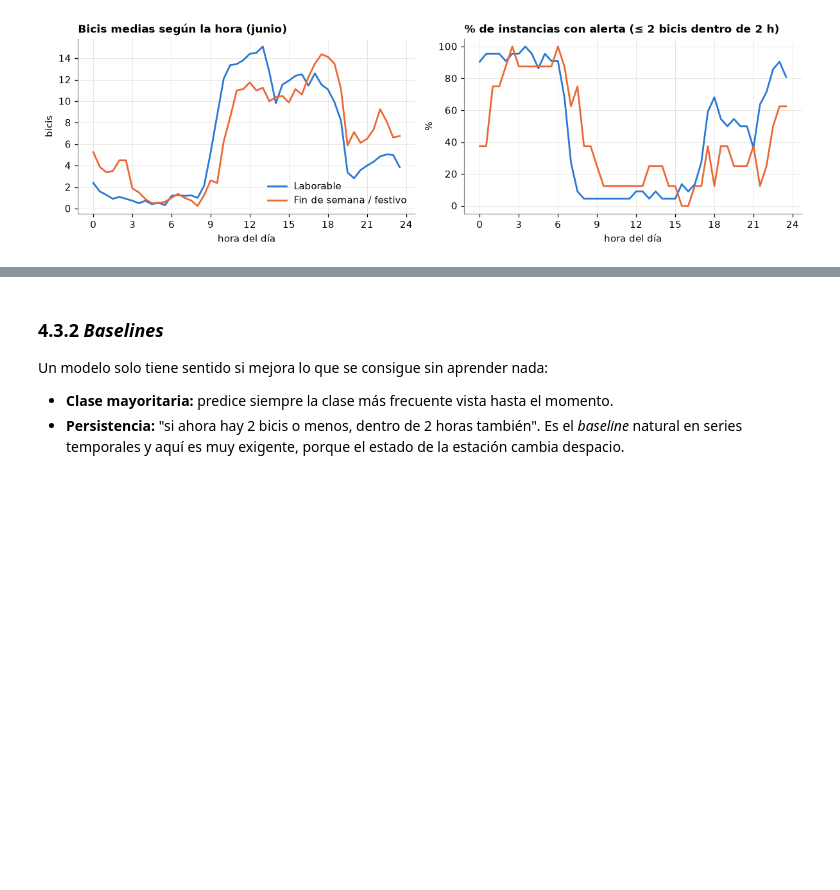
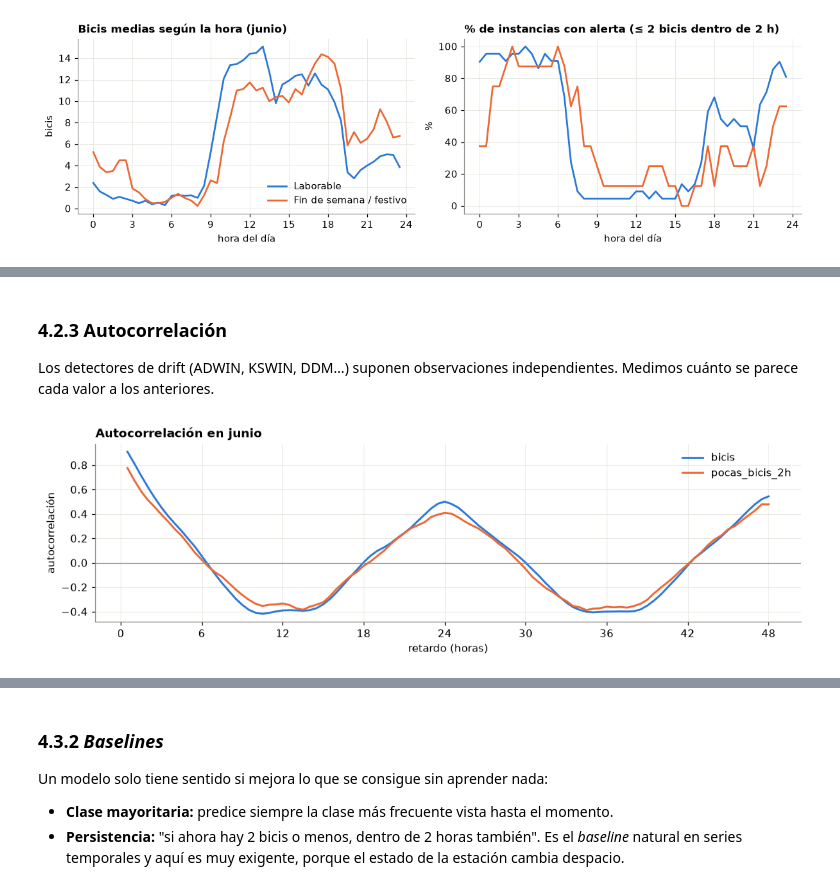
Before and after one commit to AlvaroAlonso22/Proyecto_FlujodeDatos, a Jupyter notebook: Revision_Antonio_Proyecto_Flujo_Datos_Bicis_Toulouse_best.ipynb, the cells around one changed output, grey strips where cells are left out. Saved outputs shown, nothing was run; the diff lists cells and outputs as text; code cells hidden in the pictures; blank space fills up the shorter version.

```diff
--- a/Revision_Antonio_Proyecto_Flujo_Datos_Bicis_Toulouse_best.ipynb
+++ b/Revision_Antonio_Proyecto_Flujo_Datos_Bicis_Toulouse_best.ipynb
@@ -771,9 +373,0 @@ Los detectores de drift (KSWIN, ADWIN, DDM…) suponen observaciones independien
-# %%
-# Autocorrelación de las bicis, la temperatura y la etiqueta a distintos retardos (junio)
-retardos = {"30 min": 1, "1 h": 2, "2 h": 4, "4 h": 8, "6 h": 12, "12 h": 24, "1 día":48}
-autocorr = pd.DataFrame({
-    var: {nombre: f_junio[var].asfreq(FREQ).autocorr(k) for nombre, k in retardos.items()}
-    for var in ["bicis", "temperatura", "pocas_bicis_2h"]
-}).round(2)
-autocorr.index.name = "retardo"
-autocorr
@@ -791,0 +378,17 @@ Vemos como realmente las observaciones están lejos de ser independientes unas d
+# %% [markdown]
+### 4.2.3 Autocorrelación
+
+Los detectores de drift (ADWIN, KSWIN, DDM…) suponen observaciones independientes. Medimos cuánto se parece cada valor a los anteriores.
+# %%
+# Autocorrelación de las bicis y de la etiqueta con retardos de 30 minutos a 2 días (junio)
+retardos = np.arange(1, 97)
+fig, ax = plt.subplots(figsize=(10, 3.2))
+for var, color in [("bicis", AZUL), ("pocas_bicis_2h", NARANJA)]:
+    serie = f_junio[var].asfreq(FREQ)
+    ax.plot(retardos / 2, [serie.autocorr(k) for k in retardos], color=color, lw=1.8, label=var)
+ax.axhline(0, color=GRIS, lw=0.8)
+ax.set_xticks(range(0, 49, 6)); ax.set_xlabel("retardo (horas)"); ax.set_ylabel("autocorrelación")
+ax.set_title("Autocorrelación en junio"); ax.legend(frameon=False)
+plt.tight_layout(); plt.show()
+# %% [output]
+[figure, added]
```
Also changed, not shown: parts of 262 cells of this notebook.
